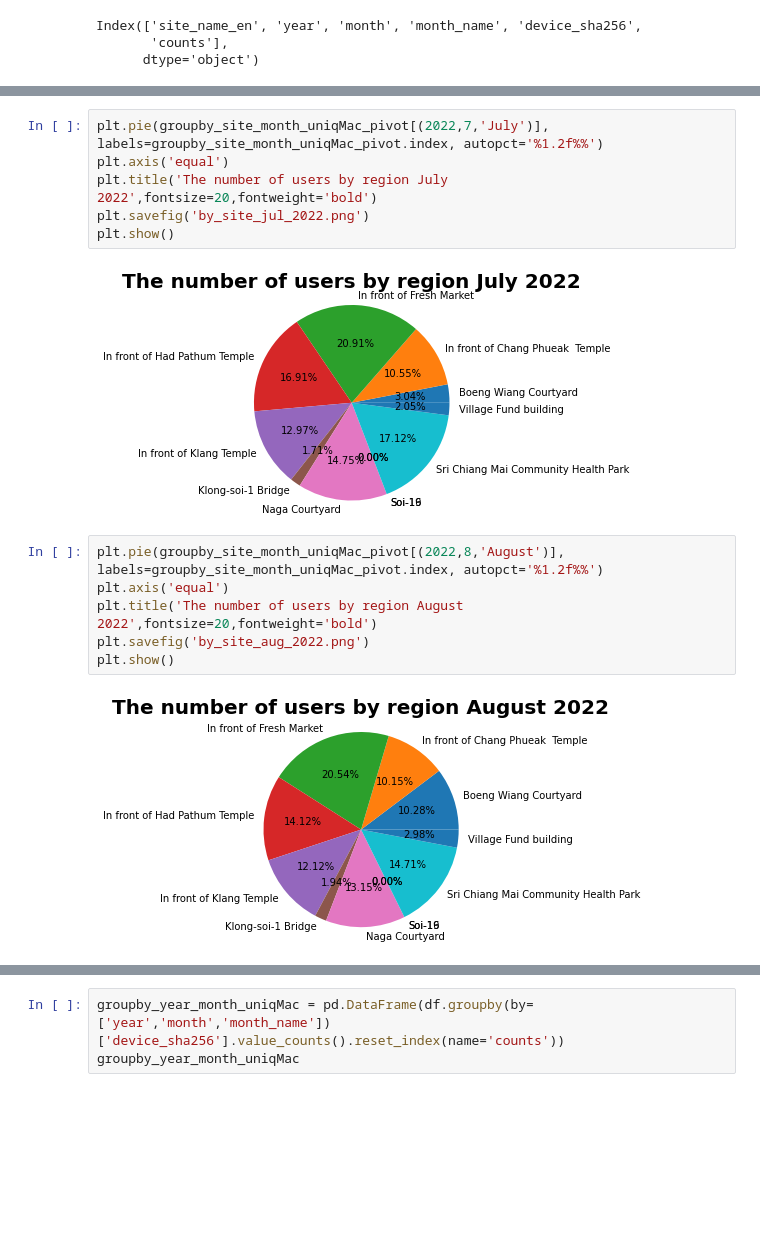
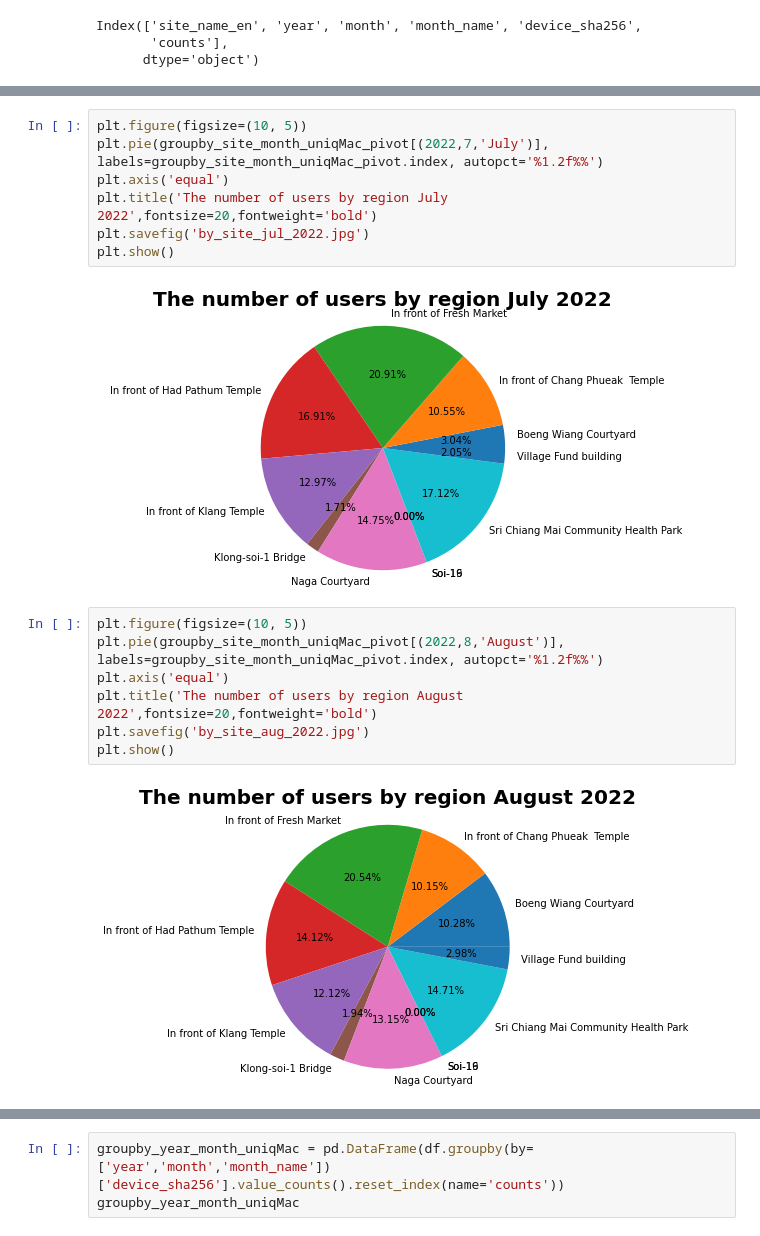
Before and after one commit to thalerngsak-wi/srichiangmaiwifi, a Jupyter notebook: wifi_client.ipynb, the cells around one changed output, grey strips where cells are left out. Drawn from its saved outputs; the diff is of its cells as text; blank space fills up the shorter version.

```diff
--- a/wifi_client.ipynb
+++ b/wifi_client.ipynb
@@ -236,17 +239,19 @@ plt.show()
 # %%
+plt.figure(figsize=(10, 5))
 plt.pie(groupby_site_month_uniqMac_pivot[(2022,7,'July')], labels=groupby_site_month_uniqMac_pivot.index, autopct='%1.2f%%')
 plt.axis('equal')
 plt.title('The number of users by region July 2022',fontsize=20,fontweight='bold')
-plt.savefig('by_site_jul_2022.png')
+plt.savefig('by_site_jul_2022.jpg')
 plt.show()
 # %% [output]
-[figure, old version]
+[figure, new version]
 # %%
+plt.figure(figsize=(10, 5))
 plt.pie(groupby_site_month_uniqMac_pivot[(2022,8,'August')], labels=groupby_site_month_uniqMac_pivot.index, autopct='%1.2f%%')
 plt.axis('equal')
 plt.title('The number of users by region August 2022',fontsize=20,fontweight='bold')
-plt.savefig('by_site_aug_2022.png')
+plt.savefig('by_site_aug_2022.jpg')
 plt.show()
 # %% [output]
-[figure, old version]
+[figure, new version]
 # %%
```
Also changed, not shown: parts of 29 cells of this notebook.
